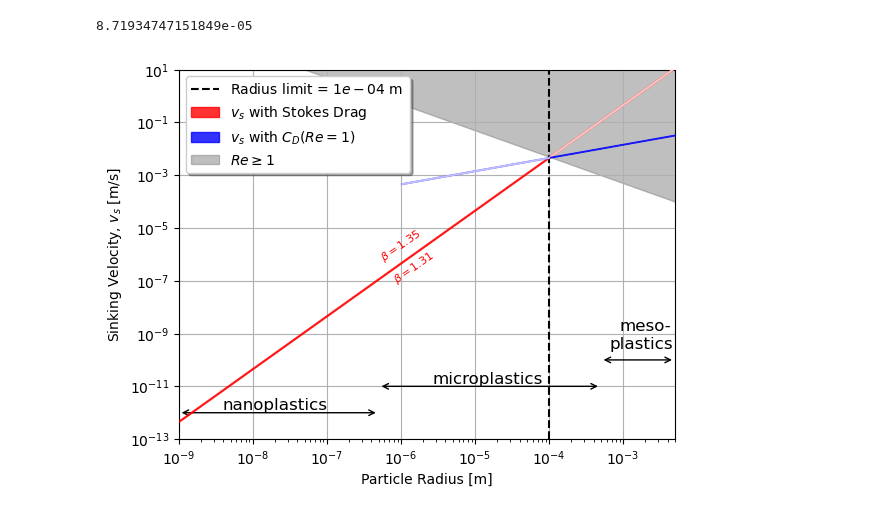
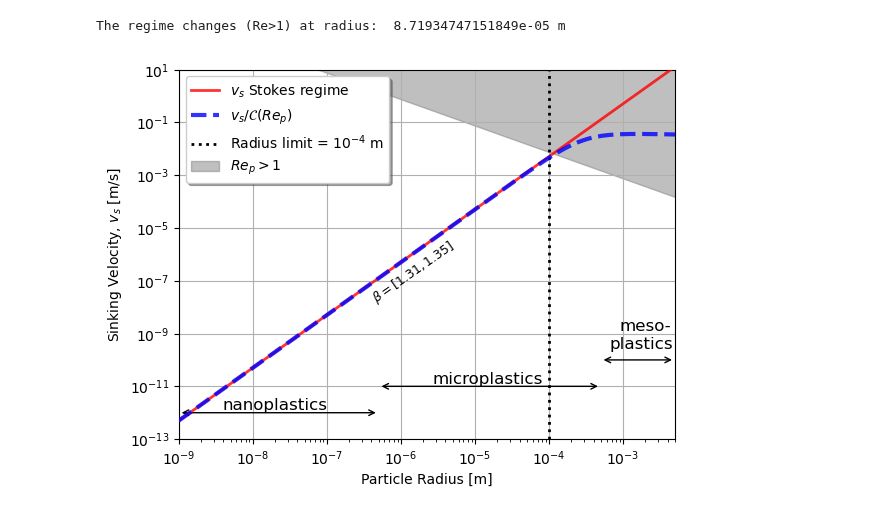
Before and after one commit to OceanParcels/Backtracking_Abyssal_Nanoplastics, a Jupyter notebook: python/terminal_velocity[Range-of-validity].ipynb, the cells around one changed output. Drawn from its saved outputs; the diff is of its cells as text; code cells hidden in the pictures.

```diff
--- a/python/terminal_velocity[Range-of-validity].ipynb
+++ b/python/terminal_velocity[Range-of-validity].ipynb
@@ -59,8 +67,8 @@ buoyancy_ratios = [1.38/1.05,1.38/1.025]
 # %%
 R_limit = limit_radius(1, 1e-6, buoyancy_ratios[1])
-print(R_limit)
-R_limit = 1e-4
+print("The regime changes (Re>1) at radius: ", R_limit, "m")
+R_limit = 1e-4 # rounding
 # %% [output]
-8.71934747151849e-05
+The regime changes (Re>1) at radius:  8.71934747151849e-05 m
 # %%
 radiuses = np.logspace(-9, -2, 1000)
@@ -101,51 +86,40 @@ vs_re3000_b1 = terminal_velocity(radiuses_largeRe, buoyancy_ratios[1], cd_re3000
+# %%
+sts_b1_CRE = corrected_vs(sts_b1, radiuses)
+sts_b2_CRE = corrected_vs(sts_b2, radiuses)
 # %%
-plt.fill_between(radiuses, sts_b1, sts_b2, color='red', alpha=0.8, label=r'$v_s$ with Stokes Drag',
-                 zorder=10)
-plt.fill_between(alpha_patch2, vs_re1_b0_patch2, vs_re1_b1_patch2, color='white', alpha=0.6, zorder=10)
-
-plt.fill_between(radiuses_largeRe, vs_re1_b0, vs_re1_b1, color='blue', alpha=0.8, label=r'$v_s$ with $C_D(Re=1)$',
-                 zorder=10)
-
-plt.fill_between(alpha_patch, vs_re1_b0_patch, vs_re1_b1_patch, color='white', alpha=0.6, zorder=10)
-
-# plt.fill_between(radiuses_largeRe, vs_re3000_b0, vs_re3000_b1, color='green', alpha=0.5, label=r'$v_s$ for $Re=3000$')
+plt.plot(radiuses, sts_b2, color='red', alpha=0.8, label=r'$v_s$ Stokes regime',
+                 zorder=10, linestyle='-', lw=2)
+plt.plot(radiuses, sts_b2_CRE, color='blue', alpha=0.8, label=r'$v_s$/$\mathcal{C}(Re_p)$',
+                 zorder=10, linestyle='--', lw=3)
 
 
-# plt.fill_between(radiuses, vs_b1, vs_b2, color='blue', alpha=0.5, label=r'$v_s$ with Drag Coefficient')
+plt.fill_between(radiuses, Re_1, Re_1000, color='gray', alpha=0.5, label=r'$Re_p > 1$')
 
-# plt.plot(radiuses, Re_1, color='black', label=r'$Re = 1$')
-plt.fill_between(radiuses, Re_1, Re_1000, color='gray', alpha=0.5, label=r'$Re \geq 1$')
-
-plt.axvline(R_limit, color='black', linestyle='--', label=r'Radius limit = ${:.0e}$ m '.format(R_limit))
+plt.axvline(R_limit, color='black', linestyle=':', label=r'Radius limit = $10^{-4}$ m', lw=2)
 
 plt.semilogy()
 plt.semilogx()
 plt.xlabel('Particle Radius [m]')
 plt.ylabel('Sinking Velocity, $v_s$ [m/s]')
 plt.legend(loc='upper left', shadow=True)
 plt.grid()
 
 # microplastics scales
 plt.annotate("", xy=(1e-9, 1e-12), xytext=(1e-6/2, 1e-12), arrowprops=dict(arrowstyle="<->", color='black'))
 plt.text(4e-8/2, 1e-12, 'nanoplastics', fontsize=12, ha='center', va='bottom')
 
 plt.annotate("", xy=(1e-6/2, 1e-11), xytext=(1e-3/2, 1e-11), arrowprops=dict(arrowstyle="<->", color='black'))
 plt.text(3e-5/2, 1e-11, 'microplastics', fontsize=12, ha='center', va='bottom')
 
 plt.annotate("", xy=(1e-3/2, 1e-10), xytext=(1e-2/2, 1e-10), arrowprops=dict(arrowstyle="<->", color='black'))
 plt.text(4e-3/2, 1e-9, 'meso-', fontsize=12, ha='center', va='bottom')
 plt.text(3.5e-3/2, 2e-10, 'plastics', fontsize=12, ha='center', va='bottom')
 
-# format string with number with 2decimal places
-# string = '{:.2f}'.format(buoyancy_ratios[0])
-
-plt.text(3e-6/2, 6e-8, r'$\beta = {:.2f}$'.format(buoyancy_ratios[0]), fontsize=8, ha='center', va='bottom', color='red', rotation=35)
-plt.text(2e-6/2, 4e-7, r'$\beta = {:.2f}$'.format(buoyancy_ratios[1]), fontsize=8, ha='center', va='bottom', color='red',rotation=35)
-
+plt.text(3e-6/2, 1e-8, r'$\beta = [{:.2f}, {:.2f}]$'.format(buoyancy_ratios[0], buoyancy_ratios[1]), fontsize=9, ha='center', va='bottom', color='k', rotation=35)
 
 plt.ylim(1e-13, 1.e1)
 plt.xlim(1e-9, 1e-2/2)
 
 plt.savefig('../article_figs/terminal_velocity.png', dpi=300, bbox_inches='tight')
 # %% [output]
-[figure, old version]
+[figure, new version]
```
Also changed, not shown: parts of 16 cells of this notebook, 3 other files.
